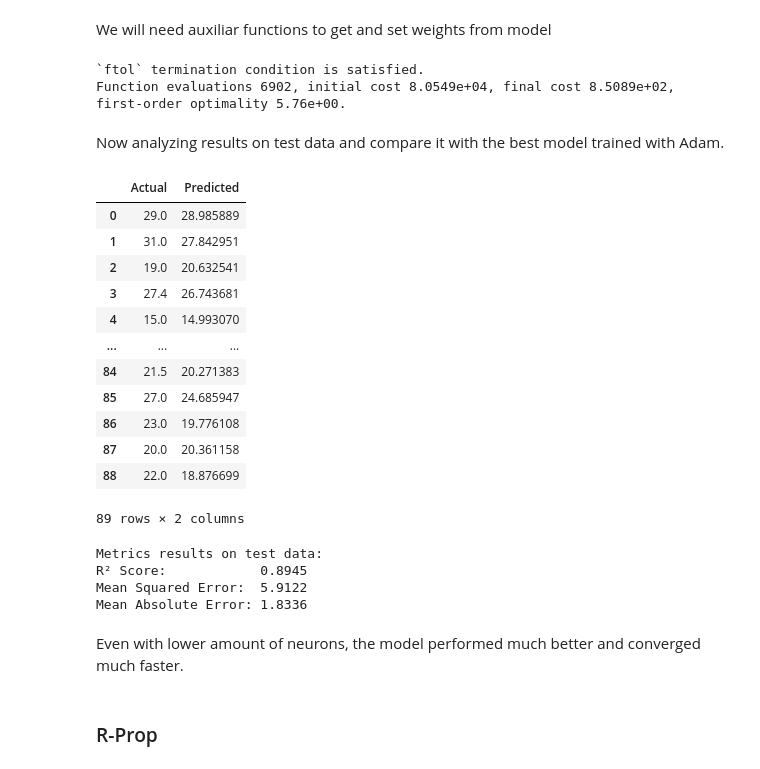
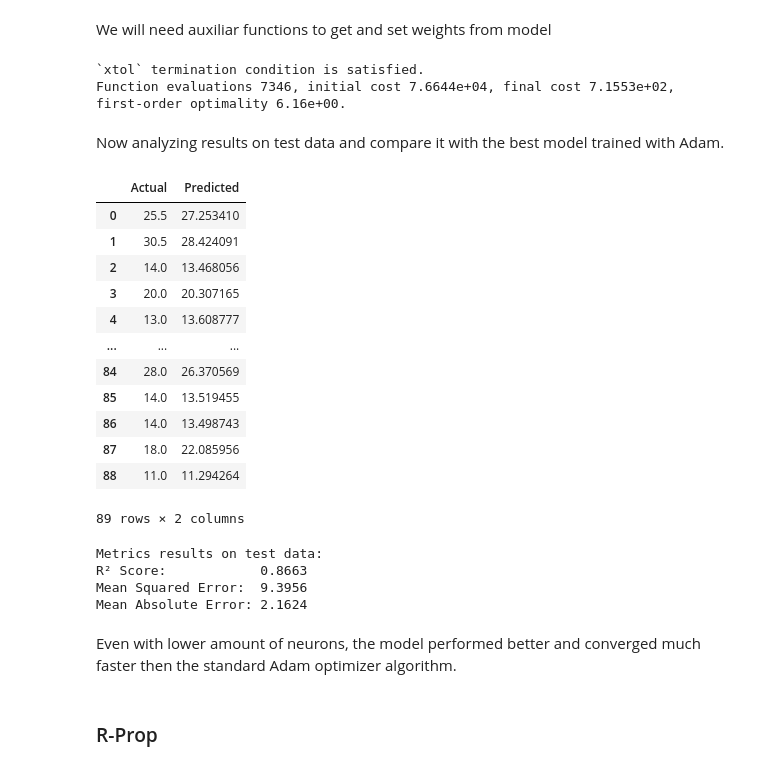
Before and after one commit to IvonLuiz/auto-mpg-prediction, a Jupyter notebook: predicting_fuel_consumption.ipynb, the cells around one changed output. Saved outputs shown, nothing was run; the diff lists cells and outputs as text; code cells hidden in the pictures.

```diff
--- a/predicting_fuel_consumption.ipynb
+++ b/predicting_fuel_consumption.ipynb
@@ -508,7 +480,7 @@ I will also be using early stop.
 # Setting inputs
 input_shape = X.shape[1:]
 epochs = 200
-batch_size = 30
+batch_size = 32
 learning_rate = 0.01
 # %%
 callback = tf.keras.callbacks.EarlyStopping(
@@ -652,54 +623,53 @@ def train_with_lm(model, X, y):
     return model, loss_history
 # %%
 X_train, X_test, y_train, y_test = train_test_split(X, y)
+
+# Convert data to PyTorch tensors
+X_train_torch = torch.tensor(X_train.values)
+y_train_torch = torch.tensor(y_train.values)
 # %%
-# Convert data to PyTorch tensors
-X_train_torch = torch.tensor(X_train.values, dtype=torch.float64)
-y_train_torch = torch.tensor(y_train.values, dtype=torch.float64)
-
 input_dim = X_train_torch.shape[1]  # Number of input features
 model = NeuralNet(input_dim)
-model = model.to(torch.float32)
 
 model, hist = train_with_lm(model, X_train_torch, y_train_torch)
 # %% [output]
-`ftol` termination condition is satisfied.
-Function evaluations 6902, initial cost 8.0549e+04, final cost 8.5089e+02, first-order optimality 5.76e+00.
+`xtol` termination condition is satisfied.
+Function evaluations 7346, initial cost 7.6644e+04, final cost 7.1553e+02, first-order optimality 6.16e+00.
 # %% [markdown]
 Now analyzing results on test data and compare it with the best model trained with Adam.
 # %%
-X_test_torch = torch.tensor(X_test.values, dtype=torch.float64)
+X_test_torch = torch.tensor(X_test.values)
 predictions = model(X_test_torch).detach().numpy().flatten()
 
 compare_results_df = pd.DataFrame({
     'Actual': y_test.values,
     'Predicted': predictions.flatten()
 })
 
 compare_results_df
 # %% [output]
 |  | Actual | Predicted |
-| 0 | 29.0 | 28.985889 |
-| 1 | 31.0 | 27.842951 |
-| 2 | 19.0 | 20.632541 |
-| 3 | 27.4 | 26.743681 |
-| 4 | 15.0 | 14.993070 |
+| 0 | 25.5 | 27.253410 |
+| 1 | 30.5 | 28.424091 |
+| 2 | 14.0 | 13.468056 |
+| 3 | 20.0 | 20.307165 |
+| 4 | 13.0 | 13.608777 |
 | ... | ... | ... |
-| 84 | 21.5 | 20.271383 |
-| 85 | 27.0 | 24.685947 |
-| 86 | 23.0 | 19.776108 |
-| 87 | 20.0 | 20.361158 |
-| 88 | 22.0 | 18.876699 |
+| 84 | 28.0 | 26.370569 |
+| 85 | 14.0 | 13.519455 |
+| 86 | 14.0 | 13.498743 |
+| 87 | 18.0 | 22.085956 |
+| 88 | 11.0 | 11.294264 |
 89 rows × 2 columns
 # %%
 analyse_results_test(compare_results_df)
 # %% [output]
 Metrics results on test data:
-R² Score:            0.8945
-Mean Squared Error:  5.9122
-Mean Absolute Error: 1.8336
+R² Score:            0.8663
+Mean Squared Error:  9.3956
+Mean Absolute Error: 2.1624
 # %% [markdown]
-Even with lower amount of neurons, the model performed much better and converged much faster.
+Even with lower amount of neurons, the model performed better and converged much faster then the standard Adam optimizer algorithm.
 # %% [markdown]
 ### R-Prop
 # %%
```
Also changed, not shown: parts of 31 cells of this notebook.
